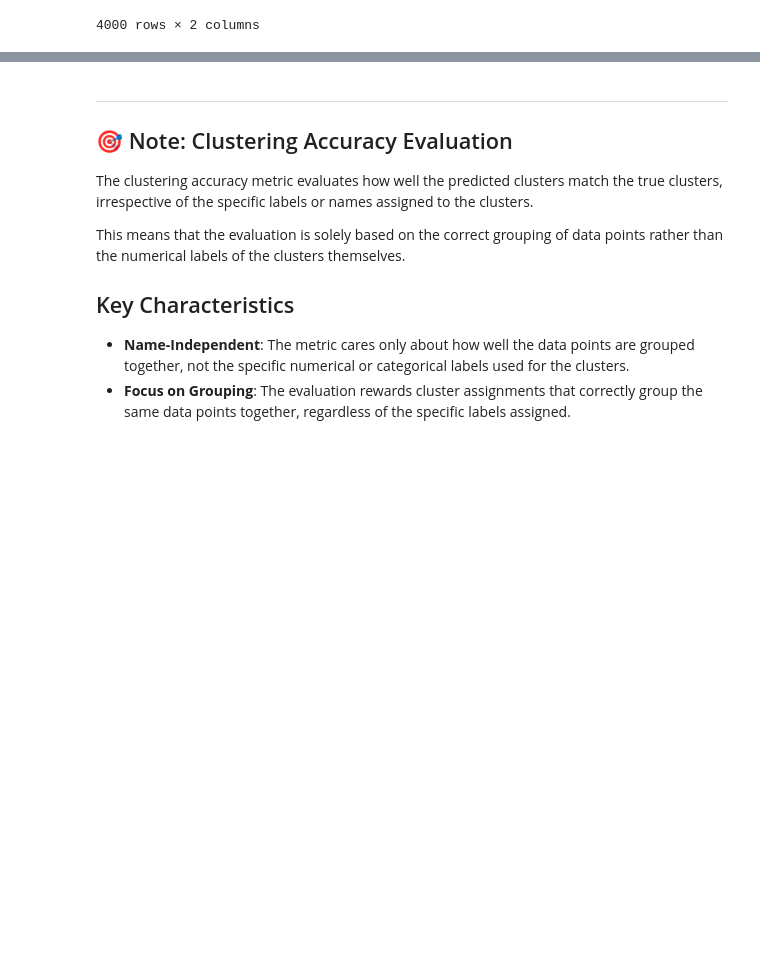
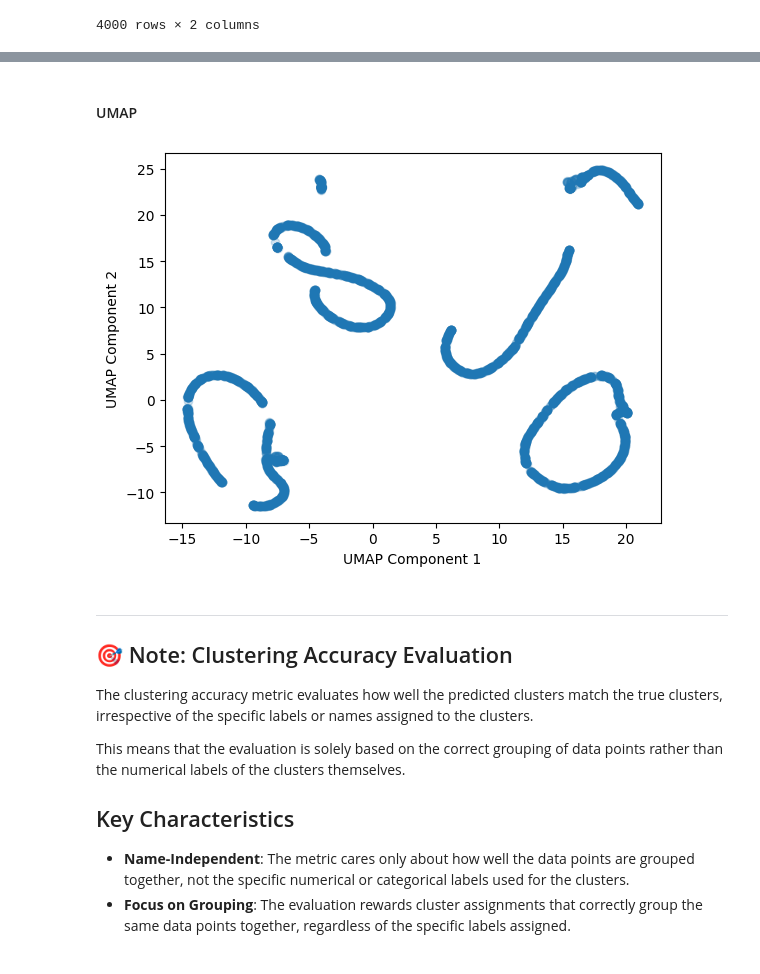
Before and after one commit to fjhanevo/TDT4172, a Jupyter notebook: Assignment2/Chapter_2.ipynb, the cells around one changed output, grey strips where cells are left out. Drawn from its saved outputs; the diff is of its cells as text; code cells hidden in the pictures; blank space fills up the shorter version.

```diff
--- a/Assignment2/Chapter_2.ipynb
+++ b/Assignment2/Chapter_2.ipynb
@@ -510,3 +535,14 @@ plt.show()
+# %% [markdown]
+#### UMAP
+# %%
+data_umap = UMAP(n_components=2).fit_transform(data_scaled)
+
+plt.scatter(data_umap[:,0], data_umap[:,1], alpha=0.2)
+plt.xlabel("UMAP Component 1")
+plt.ylabel("UMAP Component 2")
+plt.show()
+# %% [output]
+[figure, added]
 # %% [markdown]
 
 ---
```
Also changed, not shown: parts of 13 cells of this notebook.
